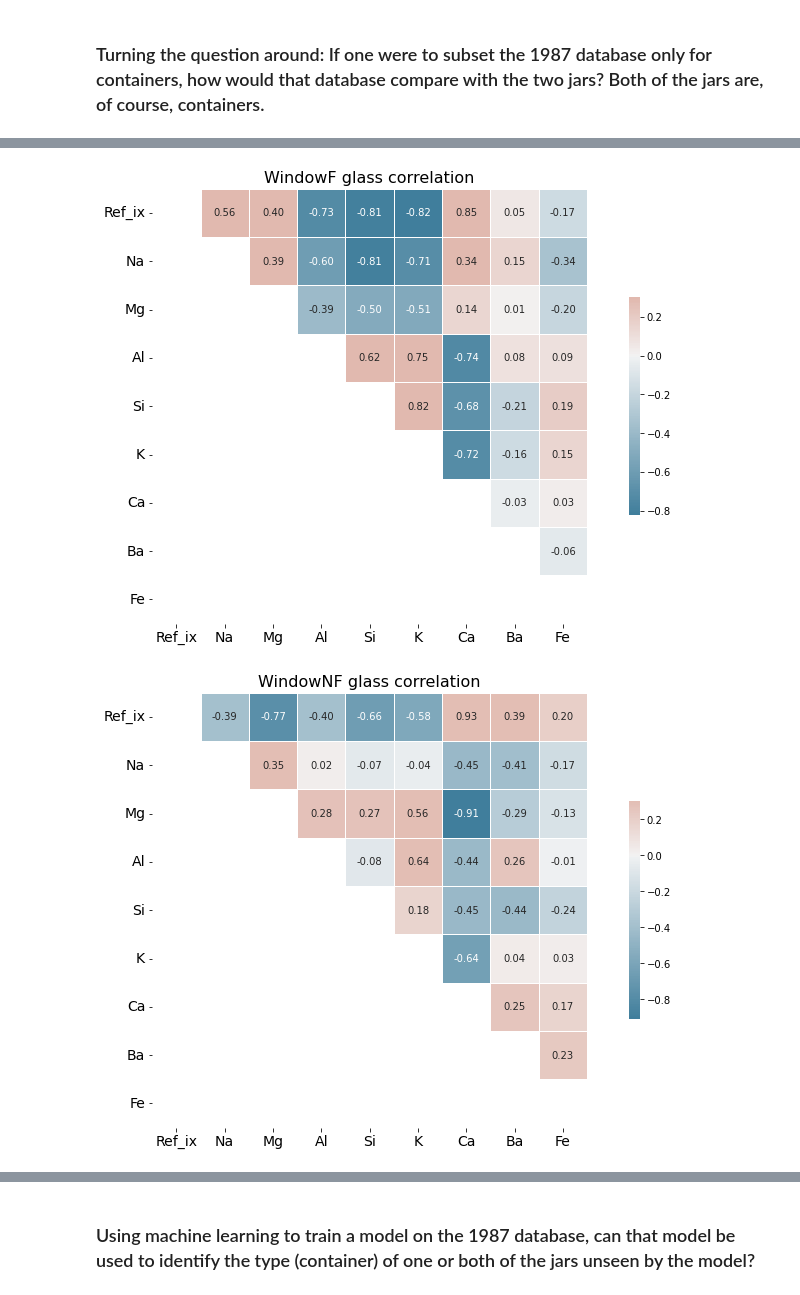
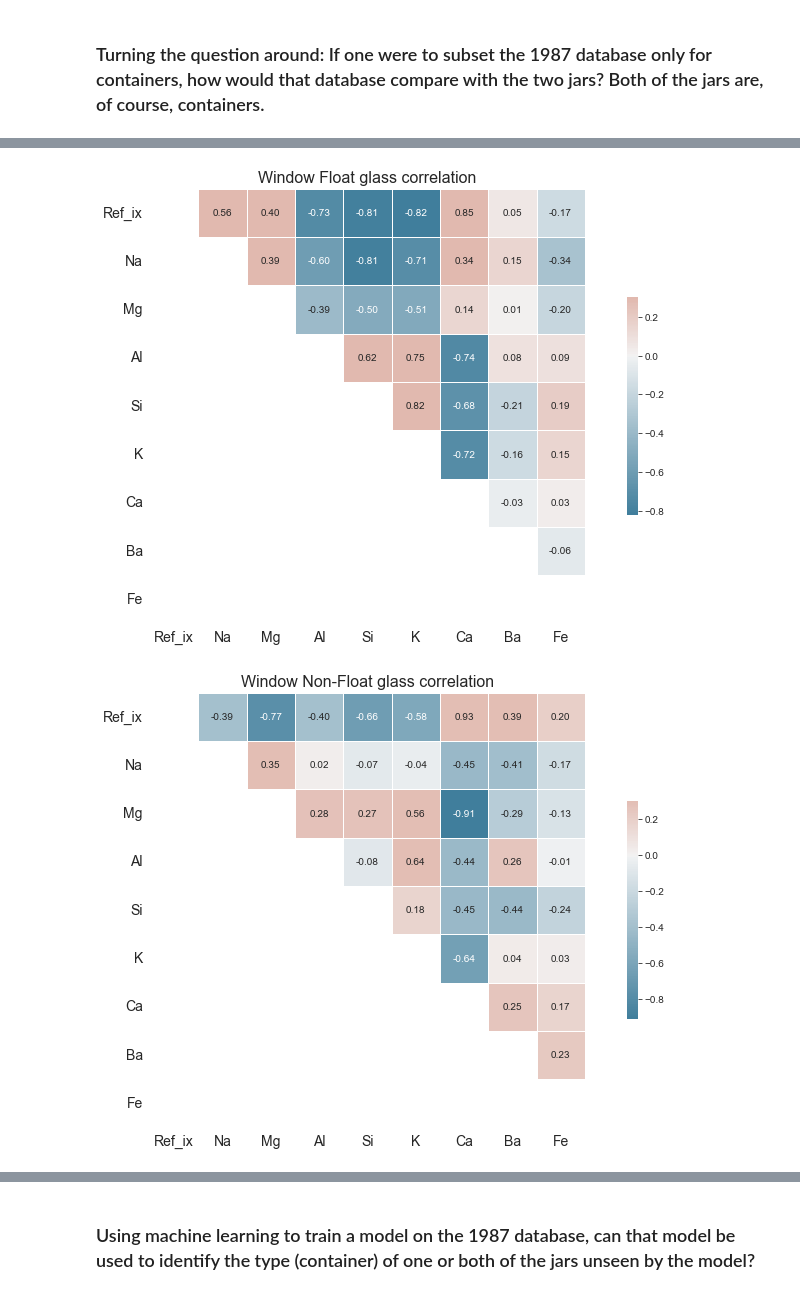
Before and after one commit to alan-turing-institute/TuringDataStories, a Jupyter notebook: stories/2022-03-27_Glass_ML/ML_20th_Century.ipynb, the cells around one changed output, grey strips where cells are left out. Drawn from its saved outputs; the diff is of its cells as text; code cells hidden in the pictures.

```diff
--- a/stories/2022-03-27_Glass_ML/ML_20th_Century.ipynb
+++ b/stories/2022-03-27_Glass_ML/ML_20th_Century.ipynb
@@ -55,7 +93,7 @@ names=['ID','Ref_ix','Na','Mg','Al','Si','K','Ca','Ba','Fe','GlassType']
 The three questions of the research agenda (listed above) are quite different. It will be convenient to modify the dataset in different ways for each problem. Therefore, we will read in the filename twice to create two Pandas dataframes of the glass data, thus allowing us to have separate data pipelines to keep the machine learning question separate from the other two. The pandas library in Python provides a convenient function, read_csv, for this purpose.
 # %%
 from pandas import read_csv
-dataset = read_csv(filename, header=None, sep=',',names=names, na_values='.')
+dataset = read_csv(filename, header=None, sep=',',names=names)
 dataset_ml = read_csv(
-    filename, header=None, sep=',',names=names, na_values='.')
+    filename, header=None, sep=',',names=names)
 # %% [markdown]
@@ -402,38 +458,41 @@ import matplotlib.pyplot as plt
 import seaborn as sns
 from ipywidgets import interact
 
-TYPES = ['WindowF', 'WindowNF', 'Container']
+# There is a warning about setting a copy of a slice from a dataframe: ignore
+warnings.filterwarnings('ignore')
+
+TYPES = ['Window Float', 'Window Non-Float', 'Container']
 
 def get_dataset(src, glass_type):
     #subset the df into a new df
     df = src[src.GlassType == glass_type]
     df.drop(['ID'], axis=1,inplace=True)
     return df
 
 def make_heatmap(source, title):
     cmap = sns.diverging_palette(230, 20, as_cmap=True)
     corr=source.corr()
     # Generate a mask for the lower triangle
     mask = np.tril(np.ones_like(corr, dtype=bool))
     sns.heatmap(corr, mask=mask, cmap=cmap, annot=True, fmt=".2f",
     vmax=.3, center=0,square=True, linewidths=.5, cbar_kws={"shrink": .5})
     plt.title(title, fontsize=16)
     plt.xticks(fontsize=14,rotation=0)
     plt.yticks(fontsize=14,rotation=0)
     plt.gcf().set_size_inches(15, 8)
     return plt, title
 
 def update_heatmap(glass_type):
     src = get_dataset(dataset, glass_type)
     title = make_heatmap(src, glass_type + ' glass correlation')
     plt.title.text = title
     plt.show()
 
 for kind_of_glass in TYPES:
     update_heatmap(kind_of_glass)
 
 # Instead of using a for-loop, it is also possible to have an interactive exhibit, using this Python syntax:
 #interact(update_heatmap, glass_type=TYPES);
 # %% [output]
-[figure, old version]
+[figure, new version]
-[figure, old version]
+[figure, new version]
```
Also changed, not shown: parts of 80 cells of this notebook.
